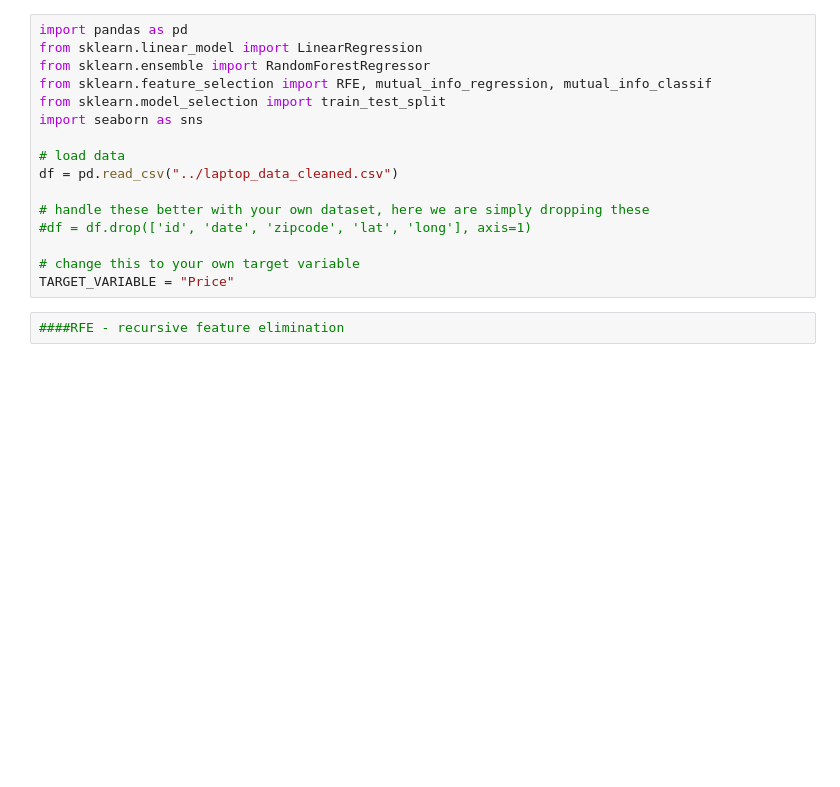
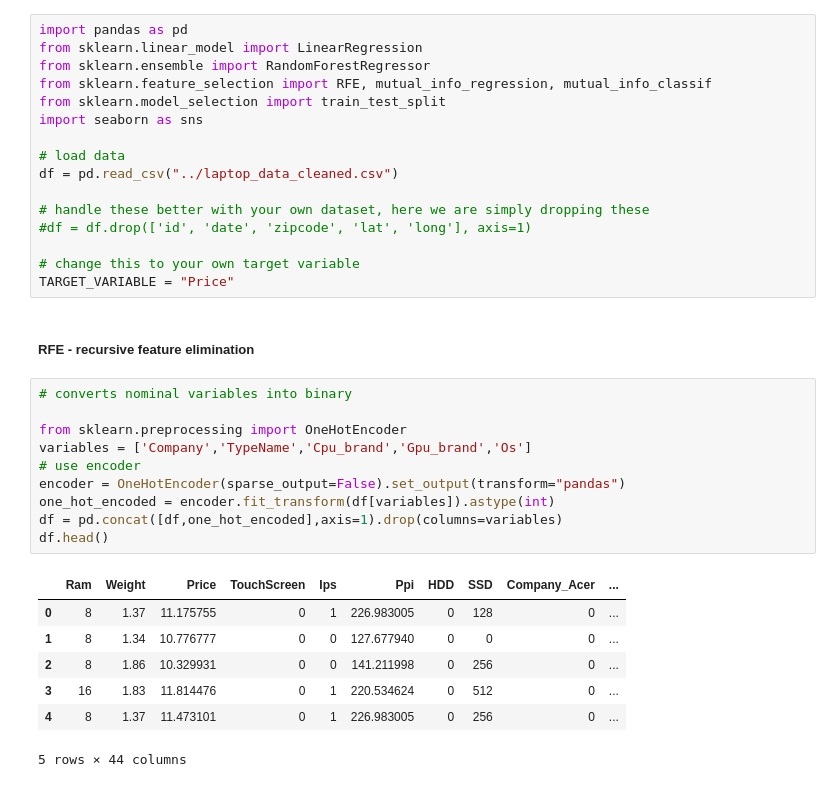
Before and after one commit to gayaniwijesinghe91/AdvancedDataAnalytics, a Jupyter notebook: Exercise 1/Regression/Task2b/Exercise1_Task2b_Rfe_and_mutual_information.ipynb, the cells around one changed output. Drawn from its saved outputs; the diff is of its cells as text; blank space fills up the shorter version.

```diff
--- a/Exercise 1/Regression/Task2b/Exercise1_Task2b_Rfe_and_mutual_information.ipynb
+++ b/Exercise 1/Regression/Task2b/Exercise1_Task2b_Rfe_and_mutual_information.ipynb
@@ -16,8 +16,26 @@ df = pd.read_csv("../laptop_data_cleaned.csv")
 
 # change this to your own target variable
 TARGET_VARIABLE = "Price"
-# %%
-####RFE - recursive feature elimination
+# %% [markdown]
+##### RFE - recursive feature elimination
+# %%
+# converts nominal variables into binary
+
+from sklearn.preprocessing import OneHotEncoder
+variables = ['Company','TypeName','Cpu_brand','Gpu_brand','Os']
+# use encoder
+encoder = OneHotEncoder(sparse_output=False).set_output(transform="pandas")
+one_hot_encoded = encoder.fit_transform(df[variables]).astype(int)
+df = pd.concat([df,one_hot_encoded],axis=1).drop(columns=variables)
+df.head()
+# %% [output]
+|  | Ram | Weight | Price | TouchScreen | Ips | Ppi | HDD | SSD | Company_Acer | ... |
+| 0 | 8 | 1.37 | 11.175755 | 0 | 1 | 226.983005 | 0 | 128 | 0 | ... |
+| 1 | 8 | 1.34 | 10.776777 | 0 | 0 | 127.677940 | 0 | 0 | 0 | ... |
+| 2 | 8 | 1.86 | 10.329931 | 0 | 0 | 141.211998 | 0 | 256 | 0 | ... |
+| 3 | 16 | 1.83 | 11.814476 | 0 | 1 | 220.534624 | 0 | 512 | 0 | ... |
+| 4 | 8 | 1.37 | 11.473101 | 0 | 1 | 226.983005 | 0 | 256 | 0 | ... |
+5 rows × 44 columns
 # %%
 # typical X/y -split
 X = df.drop(TARGET_VARIABLE, axis=1)
```
Also changed, not shown: parts of 5 cells of this notebook, 10 other files.
